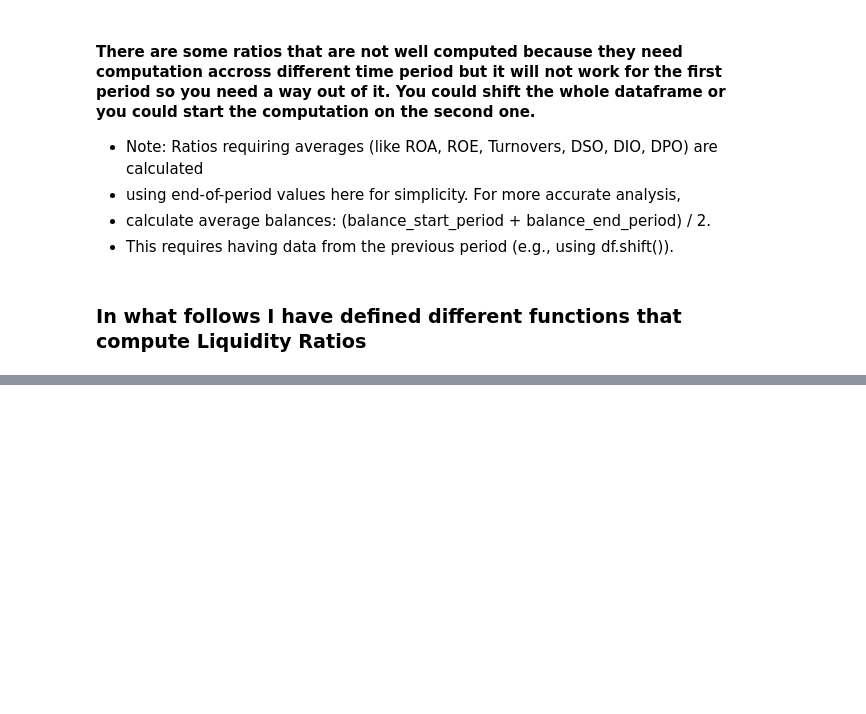
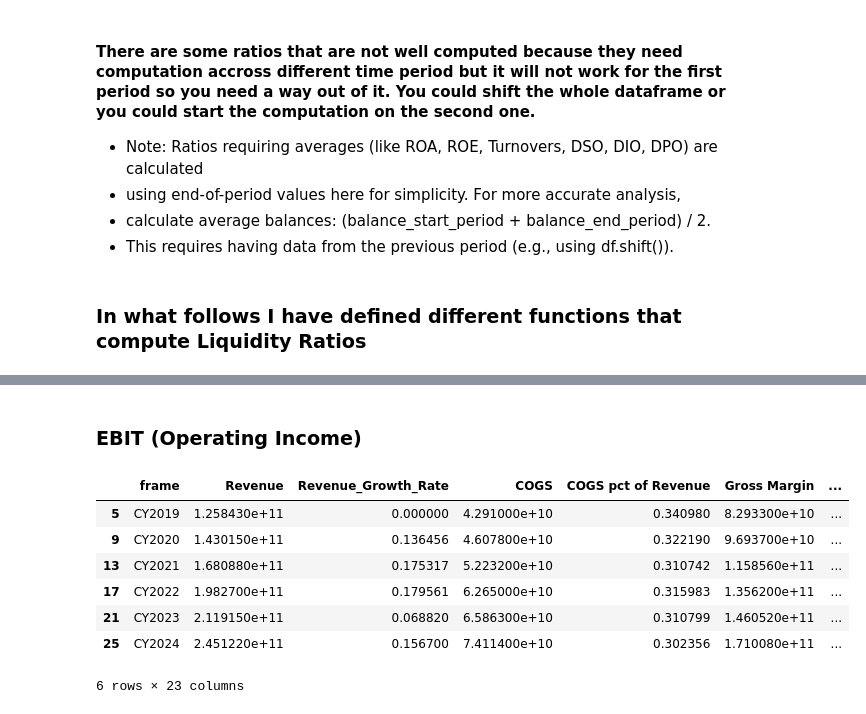
Before and after one commit to maseehfaizan/Hybrid_Pricer, a Jupyter notebook: analysis.ipynb, the cells around one changed output, grey strips where cells are left out. Drawn from its saved outputs; the diff is of its cells as text; code cells hidden in the pictures; blank space fills up the shorter version.

```diff
--- a/analysis.ipynb
+++ b/analysis.ipynb
@@ -2688,0 +2704,10 @@ financial_data_with_cash_flow_ratios.to_csv('./test.csv')
+# %%
+# First let's create a new dataframe for the DCF
+dcf = pd.DataFrame()
+dcf['frame'] = yearly['frame']
+dcf['Revenue'] = yearly['Revenue - Total Revenue']
+
+# Add revenue growth rate to your DCF model
+dcf['Revenue_Growth_Rate'] = yearly['Revenue - Total Revenue'].pct_change()
+# Replace NaN in the first row with 0 or remove it as needed
+dcf['Revenue_Growth_Rate'] = dcf['Revenue_Growth_Rate'].fillna(0)
@@ -2688,0 +2743,5 @@ financial_data_with_cash_flow_ratios.to_csv('./test.csv')
+# %%
+if 'Gross - Gross Profit' in yearly.columns:
+    dcf['Gross Margin'] = yearly['Gross - Gross Profit']
+else:
+    dcf['Gross Margin'] = dcf['Revenue'] - dcf['COGS']
@@ -2688,0 +2753,30 @@ financial_data_with_cash_flow_ratios.to_csv('./test.csv')
+# %%
+op_ex = [col for col in yearly.columns if col.startswith('Operating Expenses')]
+
+for col in op_ex:
+    name = col.replace('Operating Expenses -','').strip()
+    if name == 'Research and Development' or 'Sales and Marketing' or 'General and Administrative':
+        dcf[col] = yearly[col]
+        ratio_name = f'{name}/Revenue'
+        dcf[ratio_name] = yearly[col]/dcf['Revenue']
+    else:
+        pass
+dcf['Total Operating Expense'] = dcf[op_ex].sum(axis=1)
+# %% [markdown]
+### EBIT (Operating Income)
+# %%
+if 'Operating - Operating Income' in yearly.columns:
+    dcf['EBIT'] = yearly['Operating - Operating Income']
+else:
+    dcf['EBIT'] = dcf['Gross Margin'] - dcf['Total Operating Expense']
+# %%
+dcf.head(10)
+# %% [output]
+|  | frame | Revenue | Revenue_Growth_Rate | COGS | COGS pct of Revenue | Gross Margin | ... |
+| 5 | CY2019 | 1.258430e+11 | 0.000000 | 4.291000e+10 | 0.340980 | 8.293300e+10 | ... |
+| 9 | CY2020 | 1.430150e+11 | 0.136456 | 4.607800e+10 | 0.322190 | 9.693700e+10 | ... |
+| 13 | CY2021 | 1.680880e+11 | 0.175317 | 5.223200e+10 | 0.310742 | 1.158560e+11 | ... |
+| 17 | CY2022 | 1.982700e+11 | 0.179561 | 6.265000e+10 | 0.315983 | 1.356200e+11 | ... |
+| 21 | CY2023 | 2.119150e+11 | 0.068820 | 6.586300e+10 | 0.310799 | 1.460520e+11 | ... |
+| 25 | CY2024 | 2.451220e+11 | 0.156700 | 7.411400e+10 | 0.302356 | 1.710080e+11 | ... |
+6 rows × 23 columns
```
Also changed, not shown: parts of 10 cells of this notebook, 2 other files.
